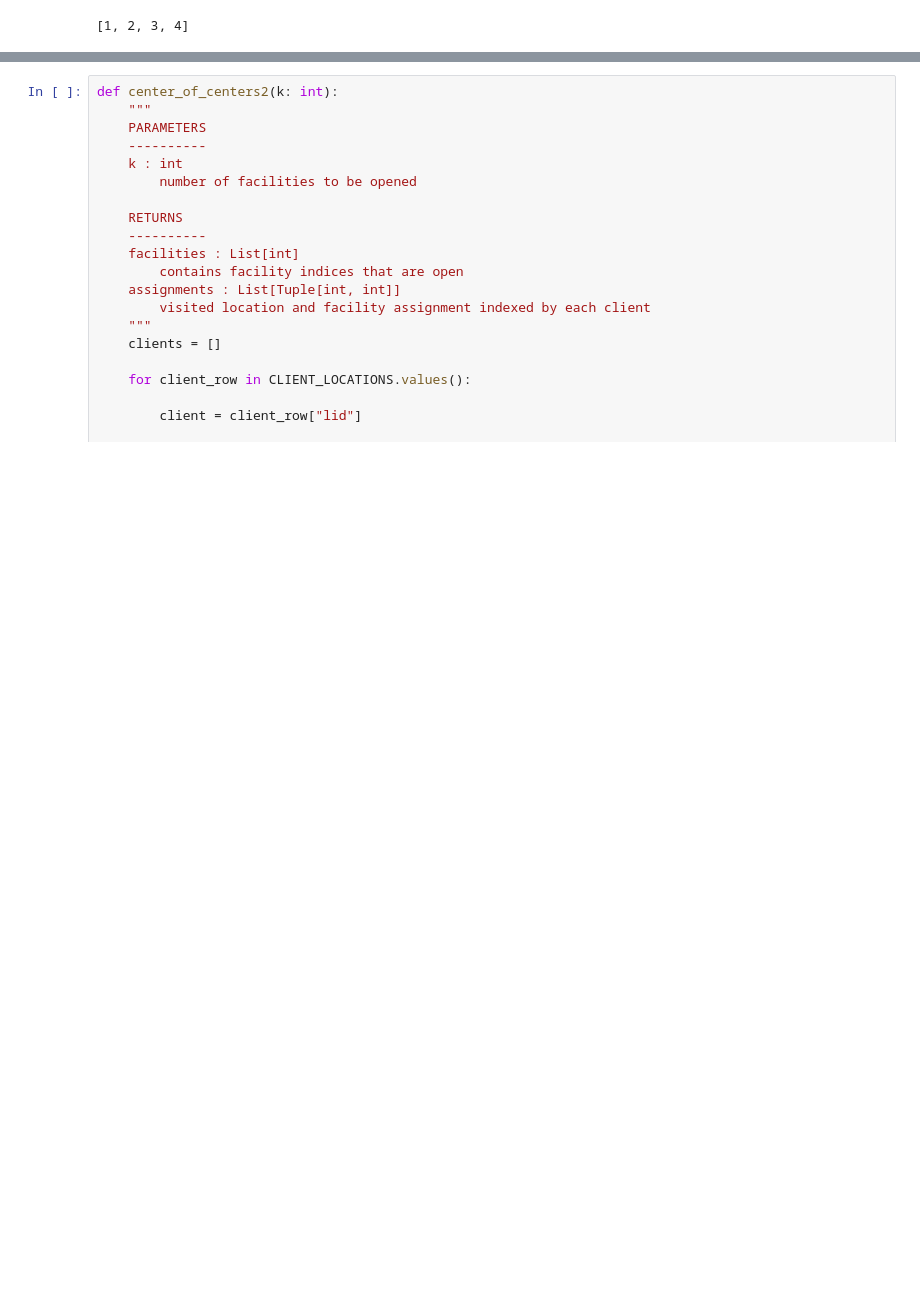
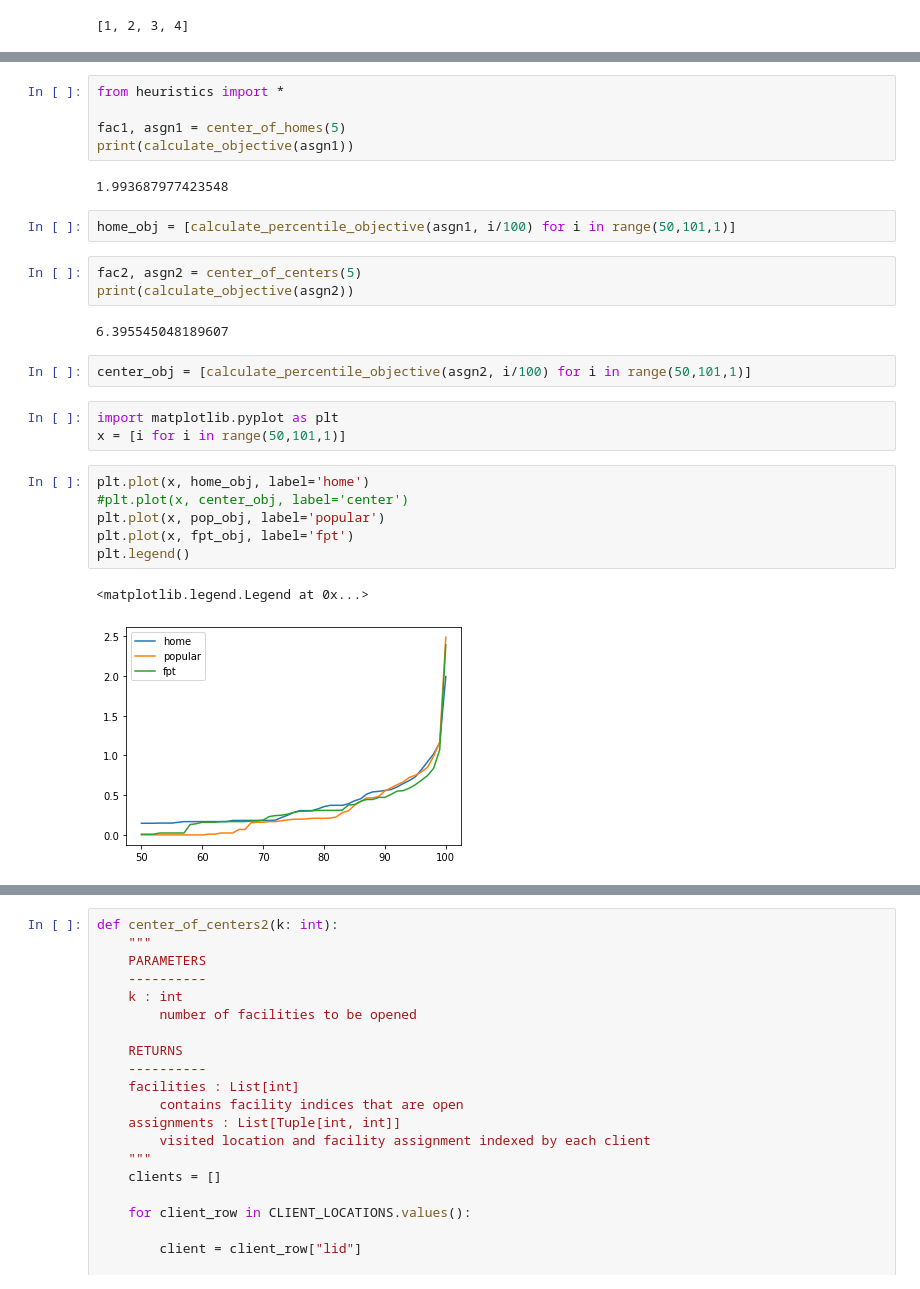
Before and after one commit to Ann924/Mobile-Facility, a Jupyter notebook: Untitled.ipynb, the cells around one changed output, grey strips where cells are left out. Drawn from its saved outputs; the diff is of its cells as text; blank space fills up the shorter version.

```diff
--- a/Untitled.ipynb
+++ b/Untitled.ipynb
@@ -530,0 +526,28 @@ print(calculate_objective(asgn))
+# %%
+from heuristics import *
+
+fac1, asgn1 = center_of_homes(5)
+print(calculate_objective(asgn1))
+# %% [output]
+1.993687977423548
+# %%
+home_obj = [calculate_percentile_objective(asgn1, i/100) for i in range(50,101,1)]
+# %%
+fac2, asgn2 = center_of_centers(5)
+print(calculate_objective(asgn2))
+# %% [output]
+6.395545048189607
+# %%
+center_obj = [calculate_percentile_objective(asgn2, i/100) for i in range(50,101,1)]
+# %%
+import matplotlib.pyplot as plt
+x = [i for i in range(50,101,1)]
+# %%
+plt.plot(x, home_obj, label='home')
+#plt.plot(x, center_obj, label='center')
+plt.plot(x, pop_obj, label='popular')
+plt.plot(x, fpt_obj, label='fpt')
+plt.legend()
+# %% [output]
+<matplotlib.legend.Legend at 0x...>
+[figure, added]
```
Also changed, not shown: parts of 6 cells of this notebook, 4 other files.
